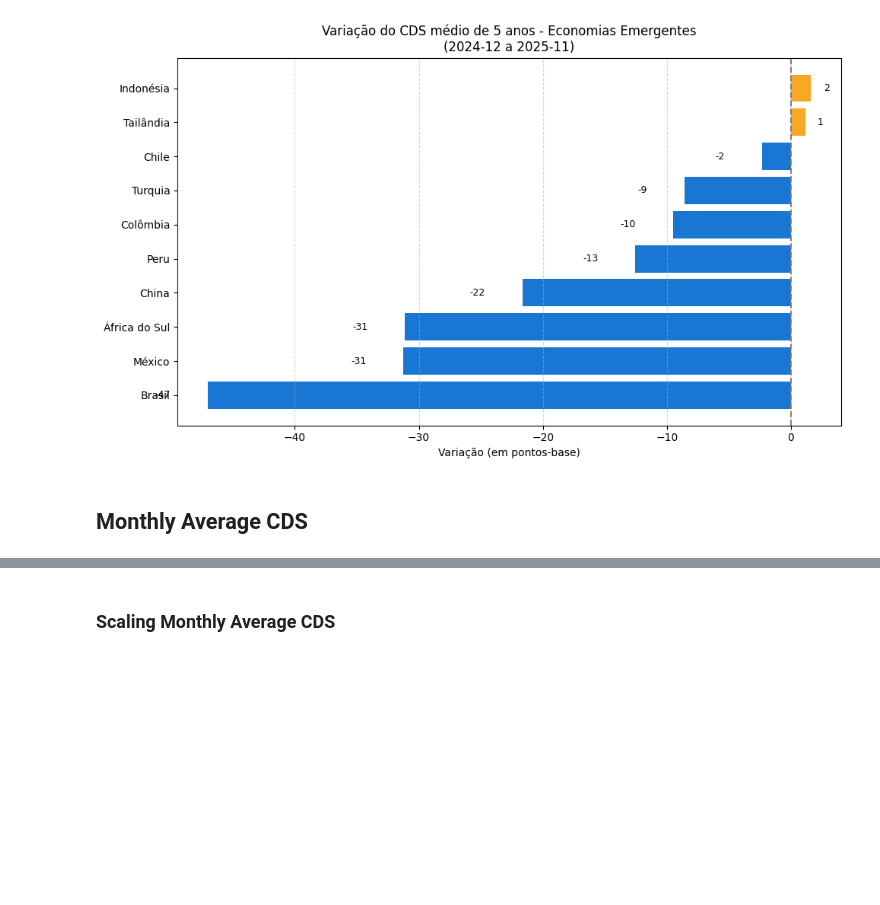
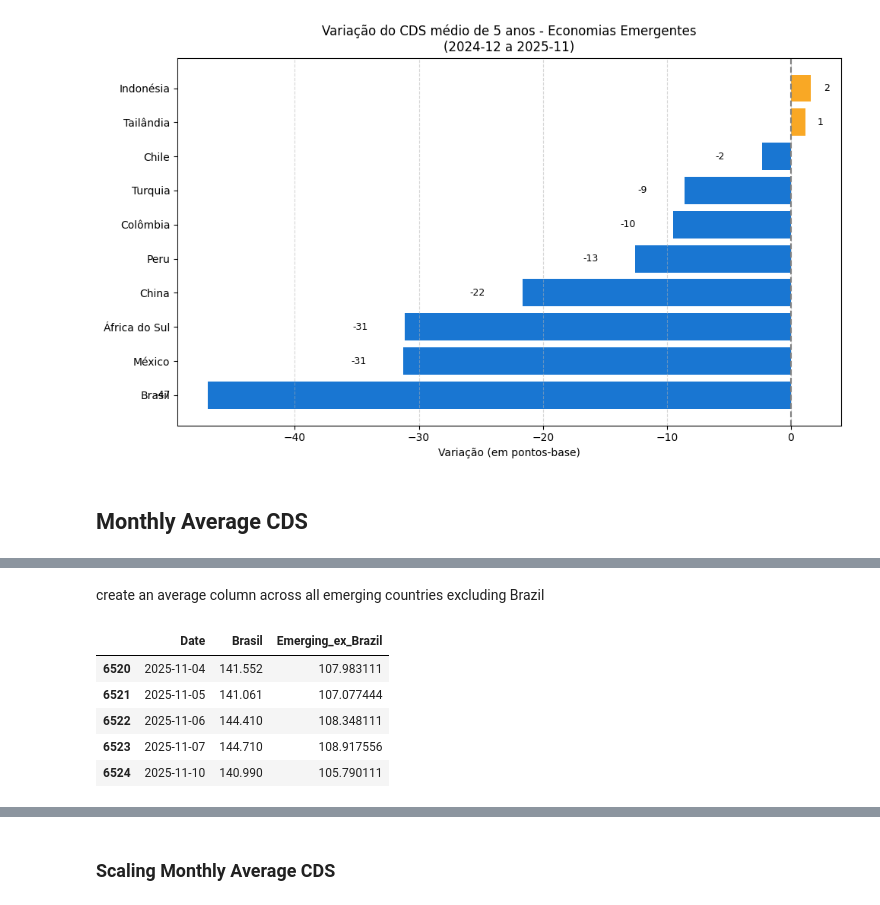
Before and after one commit to flpgp/incerteza_risco_mundial, a Jupyter notebook: 01.cds.ipynb, the cells around one changed output, grey strips where cells are left out. Cells and saved outputs as stored; diff of their text form; code cells hidden in the pictures; blank space fills up the shorter version.

```diff
--- a/01.cds.ipynb
+++ b/01.cds.ipynb
@@ -133,18 +140,27 @@ df_emerging_monthly.tail()
+# %% [markdown]
+ create an average column across all emerging countries excluding Brazil
 # %%
-# create an average column across all emerging countries excluding Brazil
+
 # uses existing df_emerging in the notebook
 
 # identify numeric country columns (exclude Date if present)
 numeric_country_cols = df_emerging.select_dtypes(include='number').columns.tolist()
 
 # ensure Brasil is excluded
 cols_ex_brazil = [c for c in numeric_country_cols if c != 'Brasil']
 
 # compute row-wise mean (skip NaNs) and add as a new column
 df_emerging['Emerging_ex_Brazil'] = df_emerging[cols_ex_brazil].mean(axis=1, skipna=True)
-
+df_emerging_monthly['Emerging_ex_Brazil'] = df_emerging_monthly[cols_ex_brazil].mean(axis=1, skipna=True)
 # optional: quick check
 df_emerging[['Date', 'Brasil', 'Emerging_ex_Brazil']].tail()
+# %% [output]
+|  | Date | Brasil | Emerging_ex_Brazil |
+| 6520 | 2025-11-04 | 141.552 | 107.983111 |
+| 6521 | 2025-11-05 | 141.061 | 107.077444 |
+| 6522 | 2025-11-06 | 144.410 | 108.348111 |
+| 6523 | 2025-11-07 | 144.710 | 108.917556 |
+| 6524 | 2025-11-10 | 140.990 | 105.790111 |
 # %%
 # Time-series chart of CDS levels for df_emerging (30-day rolling average)
 df_plot = df_emerging.copy()
```
Also changed, not shown: parts of 5 cells of this notebook, 7 other files.
